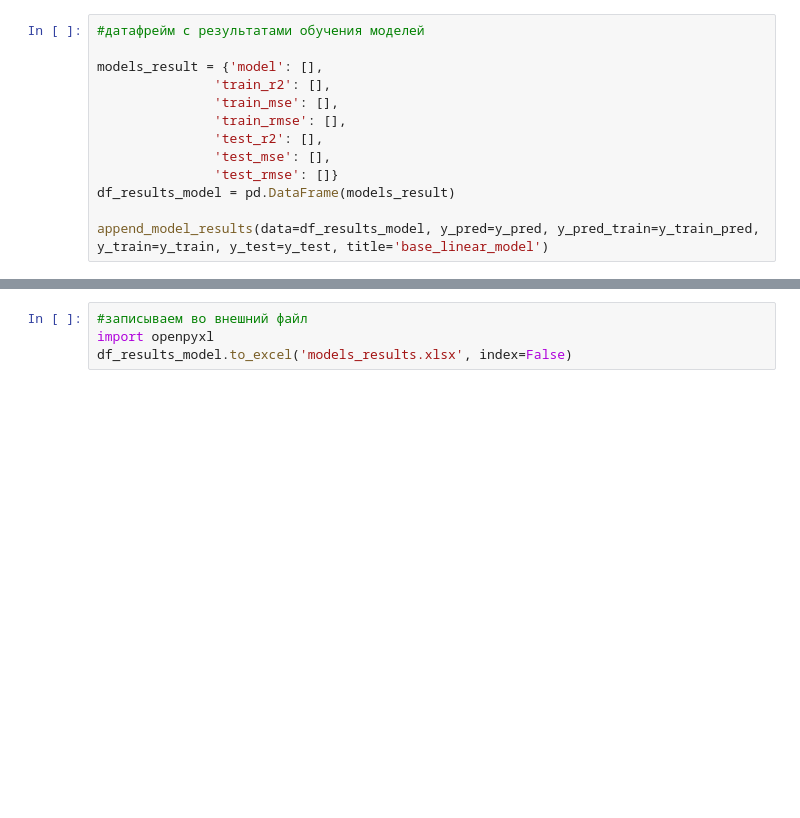
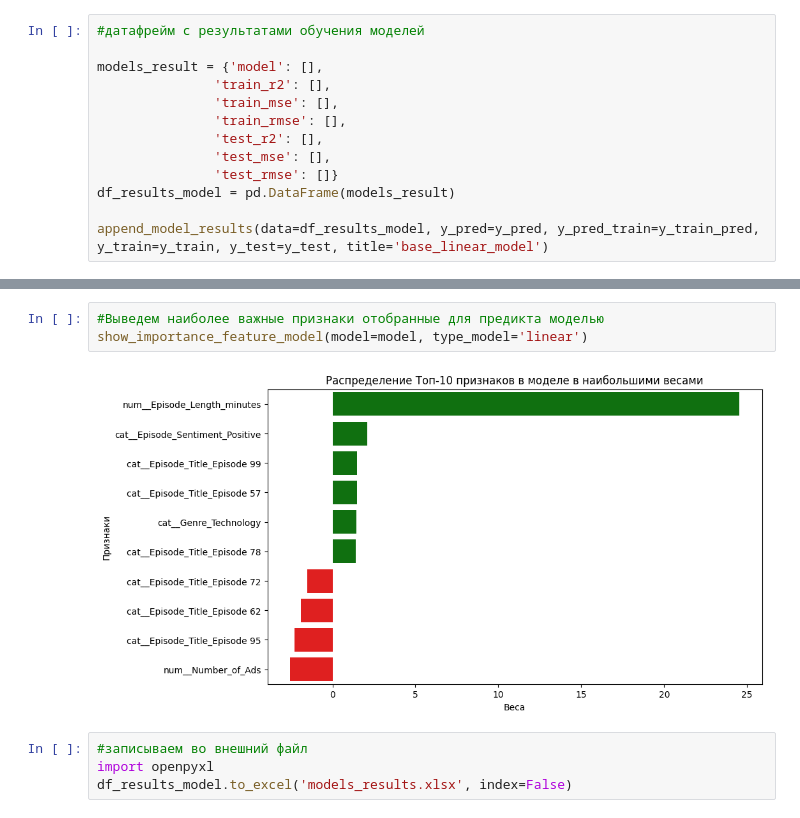
Before and after one commit to Poltava49/My_ML_practice, a Jupyter notebook: Linear_regression/base_model.ipynb, the cells around one changed output, grey strips where cells are left out. Drawn from its saved outputs; the diff is of its cells as text; blank space fills up the shorter version.

```diff
--- a/Linear_regression/base_model.ipynb
+++ b/Linear_regression/base_model.ipynb
@@ -104,3 +131,8 @@ append_model_results(data=df_results_model, y_pred=y_pred, y_pred_train=y_train_
+# %%
+#Выведем наиболее важные признаки отобранные для предикта моделью
+show_importance_feature_model(model=model, type_model='linear')
+# %% [output]
+[figure, added]
 # %%
 #записываем во внешний файл
 import openpyxl
```
Also changed, not shown: parts of 1 cell of this notebook, 5 other files.
